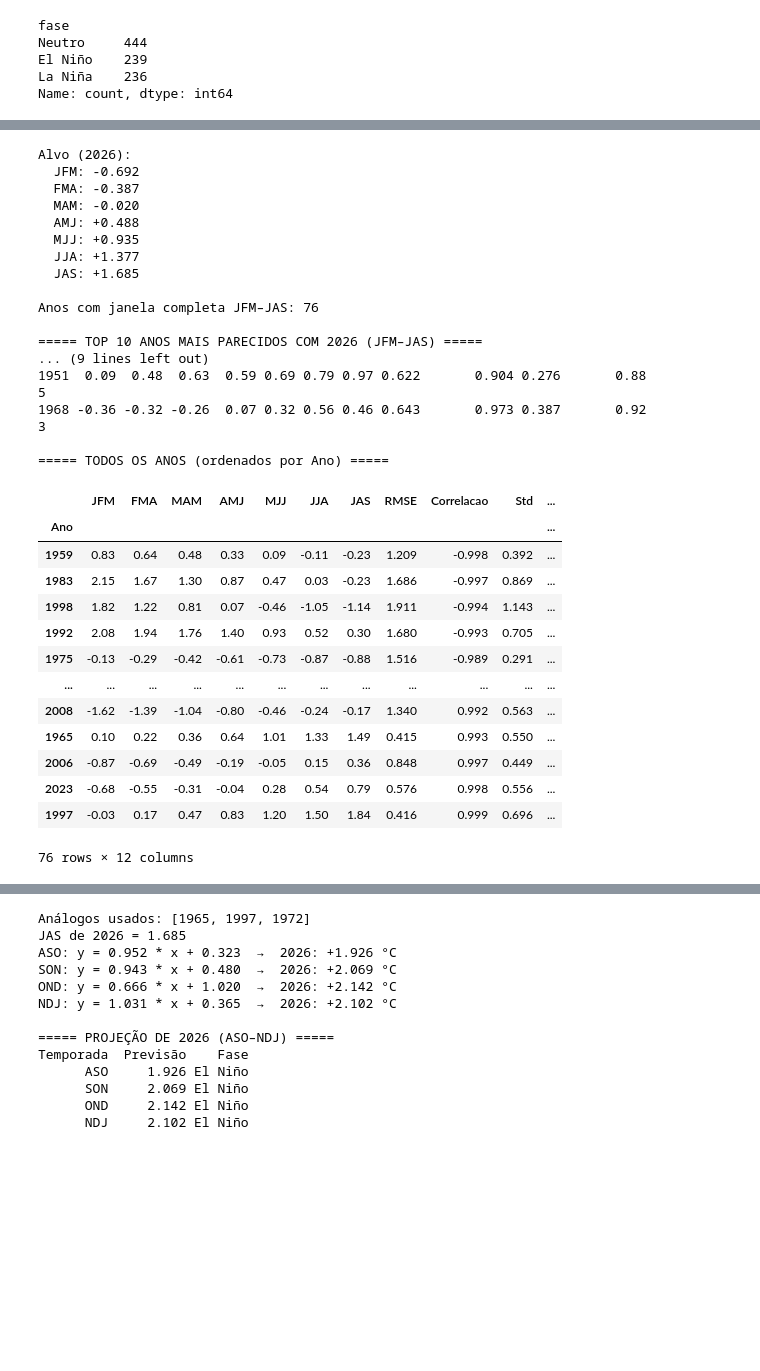
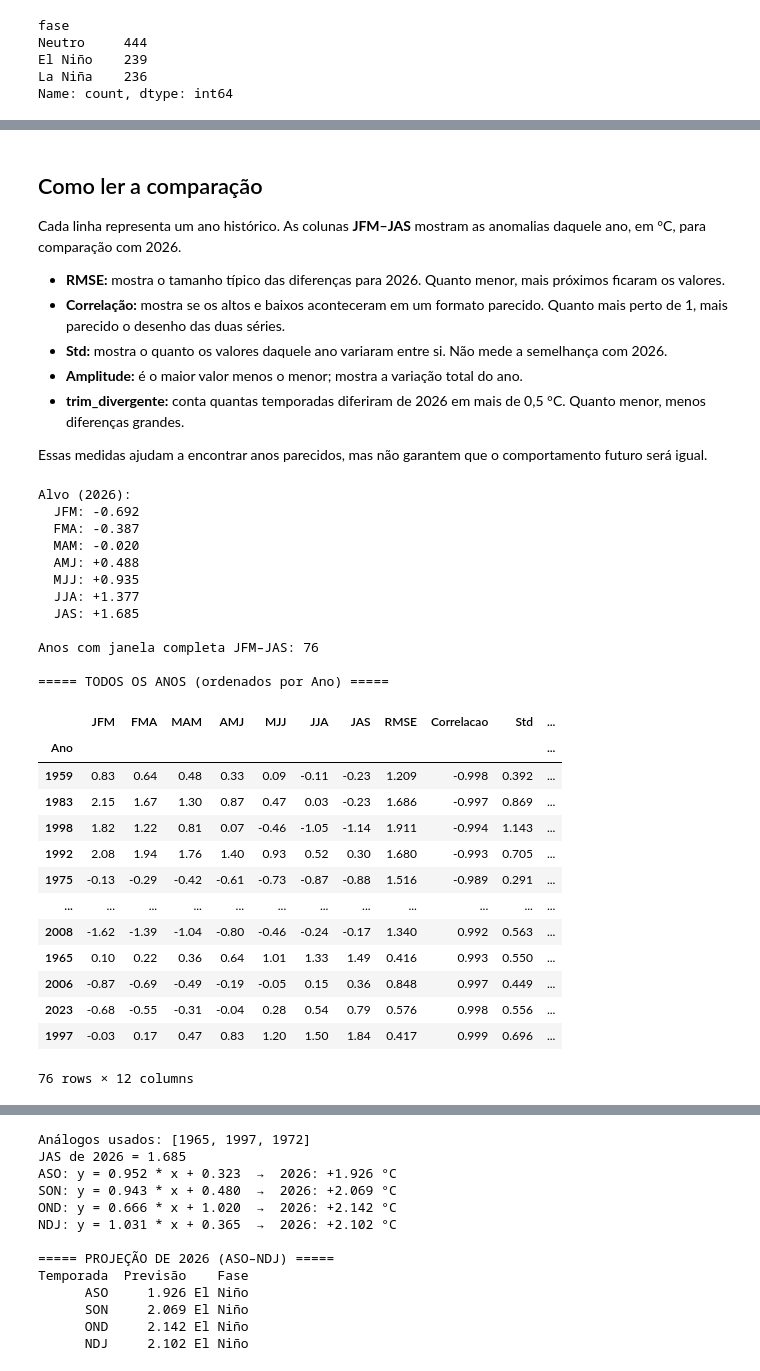
Before and after one commit to anselmojsantos/analiseP4Nooa, a Jupyter notebook: Notebookes/nooa.ipynb, the cells around one changed output, grey strips where cells are left out. Drawn from its saved outputs; the diff is of its cells as text; code cells hidden in the pictures; blank space fills up the shorter version.

Commit message:
Atualização do Noaa

```diff
--- a/Notebookes/nooa.ipynb
+++ b/Notebookes/nooa.ipynb
@@ -309,7 +354,7 @@ definição operacional da NOAA para o índice ONI (Oceanic Niño Index):
 df["observation_date"] = pd.to_datetime(df["observation_date"])
 
 # 1) Anomalia mensal do Niño 3.4
-mensal = (
+media_mensal = (
     df.groupby(
         pd.Grouper(key="observation_date", freq="MS")
     )[["nino34"]]
@@ -317,8 +362,8 @@ mensal = (
 )
 
 # 2) RONI/3.4 = média móvel de 3 meses
-mensal["RONI"] = (
-    mensal["nino34"]
+media_mensal["RONI"] = (
+    media_mensal["nino34"]
     .rolling(window=3, min_periods=3)
     .mean()
 )
@@ -337,7 +382,7 @@ temporadas = {
     12: "OND"
 }
 
-mensal["Temporada"] = mensal.index.month.map(temporadas)
+media_mensal["Temporada"] = media_mensal.index.month.map(temporadas)
 
 # 4) Classificação da fase
 def classificar(valor):
@@ -350,16 +395,17 @@ def classificar(valor):
     else:
         return "Neutro"
 
-mensal["Fase"] = mensal["RONI"].apply(classificar)
+media_mensal["Fase"] = media_mensal["RONI"].apply(classificar)
 
 # 5) DataFrame final da Etapa 1
 df_roni = (
-    mensal
+    media_mensal
     .dropna(subset=["RONI"])
     [["Temporada", "RONI", "Fase"]]
     .rename(columns={"RONI": "RONI/3.4"})
     .copy()
 )
+df_roni["RONI/3.4"] = df_roni["RONI/3.4"].round(3)
 
 # ============================================================
 # RESULTADO
@@ -372,9 +418,10 @@ print(
     .round({"RONI/3.4": 2})
     .to_string(index=False)
 )
+df_roni["Status"] = "Observado"
 
 df_roni.to_csv(
-    "C:/TI/Projetos Univesp/Projeto - 4/docs/media_movel_34.csv",
+    "C:/TI/Projetos Univesp/Projeto - 4/docs/csv/noaa/df_media_movel_34.csv",
     sep=";",
     encoding="utf-8-sig",
     decimal=",",
@@ -389,6 +436,9 @@ ult_temp = df_roni.iloc[-1]
 print(f"> Última temporada: {ult_temp['Temporada']}")
 print(f"> Último RONI/3.4: {ult_temp['RONI/3.4']:+.3f} °C")
 print(f"> Fase: {ult_temp['Fase']}")
+
+
+df_roni.style.format({"RONI/3.4": "{:.3f}"}, decimal=",")
 # %% [output]
 ===== ETAPA 1 — RONI/3.4 (NOAA) =====
 Temporada  RONI/3.4    Fase
@@ -668,3 +723,15 @@ Anos com janela completa JFM–JAS: 76
+# %% [markdown]
+## Como ler a comparação
+
+Cada linha representa um ano histórico. As colunas **JFM–JAS** mostram as anomalias daquele ano, em °C, para comparação com 2026.
+
+- **RMSE:** mostra o tamanho típico das diferenças para 2026. Quanto menor, mais próximos ficaram os valores.
+- **Correlação:** mostra se os altos e baixos aconteceram em um formato parecido. Quanto mais perto de 1, mais parecido o desenho das duas séries.
+- **Std:** mostra o quanto os valores daquele ano variaram entre si. Não mede a semelhança com 2026.
+- **Amplitude:** é o maior valor menos o menor; mostra a variação total do ano.
+- **trim_divergente:** conta quantas temporadas diferiram de 2026 em mais de 0,5 °C. Quanto menor, menos diferenças grandes.
+
+Essas medidas ajudam a encontrar anos parecidos, mas não garantem que o comportamento futuro será igual.
 # %%
 # ============================================================
 # 18 Cálculo detalhado das métricas de similaridade
@@ -727,45 +794,56 @@ df_rank = (
     .reset_index(drop=True)
 )
 
+
+df_roni.to_csv(
+    "C:/TI/Projetos Univesp/Projeto - 4/docs/csv/noaa/df_rank.csv",
+    sep=";",
+    encoding="utf-8-sig",
+    decimal=",",
+    float_format="%.3f",
+    index=False
+)
+
+df_rank.to_sql(
+    "df_rank",
+    con=engine_local,
+    schema="public",
+    if_exists="append",
+    index=False,
+)
+
 # ============================================================
 # 4. Visualização
 # ============================================================
-print("\n===== TOP 10 ANOS MAIS PARECIDOS COM 2026 (JFM–JAS) =====")
-print(df_rank.head(10).to_string(index=False))
 
 print("\n===== TODOS OS ANOS (ordenados por Ano) =====")
 df_rank.sort_values("Correlacao").set_index("Ano")
 # %% [output]
 Alvo (2026):
   JFM: -0.692
   FMA: -0.387
   MAM: -0.020
   AMJ: +0.488
   MJJ: +0.935
   JJA: +1.377
   JAS: +1.685
 
 Anos com janela completa JFM–JAS: 76
 
-===== TOP 10 ANOS MAIS PARECIDOS COM 2026 (JFM–JAS) =====
-... (9 lines left out)
-1951  0.09  0.48  0.63  0.59 0.69 0.79 0.97 0.622       0.904 0.276       0.88                5
-1968 -0.36 -0.32 -0.26  0.07 0.32 0.56 0.46 0.643       0.973 0.387       0.92                3
-
 ===== TODOS OS ANOS (ordenados por Ano) =====
 |  | JFM | FMA | MAM | AMJ | MJJ | JJA | JAS | RMSE | Correlacao | Std | ... |
 | Ano |  |  |  |  |  |  |  |  |  |  | ... |
 | 1959 | 0.83 | 0.64 | 0.48 | 0.33 | 0.09 | -0.11 | -0.23 | 1.209 | -0.998 | 0.392 | ... |
 | 1983 | 2.15 | 1.67 | 1.30 | 0.87 | 0.47 | 0.03 | -0.23 | 1.686 | -0.997 | 0.869 | ... |
 | 1998 | 1.82 | 1.22 | 0.81 | 0.07 | -0.46 | -1.05 | -1.14 | 1.911 | -0.994 | 1.143 | ... |
 | 1992 | 2.08 | 1.94 | 1.76 | 1.40 | 0.93 | 0.52 | 0.30 | 1.680 | -0.993 | 0.705 | ... |
 | 1975 | -0.13 | -0.29 | -0.42 | -0.61 | -0.73 | -0.87 | -0.88 | 1.516 | -0.989 | 0.291 | ... |
 | ... | ... | ... | ... | ... | ... | ... | ... | ... | ... | ... | ... |
 | 2008 | -1.62 | -1.39 | -1.04 | -0.80 | -0.46 | -0.24 | -0.17 | 1.340 | 0.992 | 0.563 | ... |
-| 1965 | 0.10 | 0.22 | 0.36 | 0.64 | 1.01 | 1.33 | 1.49 | 0.415 | 0.993 | 0.550 | ... |
+| 1965 | 0.10 | 0.22 | 0.36 | 0.64 | 1.01 | 1.33 | 1.49 | 0.416 | 0.993 | 0.550 | ... |
 | 2006 | -0.87 | -0.69 | -0.49 | -0.19 | -0.05 | 0.15 | 0.36 | 0.848 | 0.997 | 0.449 | ... |
 | 2023 | -0.68 | -0.55 | -0.31 | -0.04 | 0.28 | 0.54 | 0.79 | 0.576 | 0.998 | 0.556 | ... |
-| 1997 | -0.03 | 0.17 | 0.47 | 0.83 | 1.20 | 1.50 | 1.84 | 0.416 | 0.999 | 0.696 | ... |
+| 1997 | -0.03 | 0.17 | 0.47 | 0.83 | 1.20 | 1.50 | 1.84 | 0.417 | 0.999 | 0.696 | ... |
 76 rows × 12 columns
 # %%
 # 19 Seleção final de anos análogos
```
Also changed, not shown: parts of 21 cells of this notebook, 53 other files.
